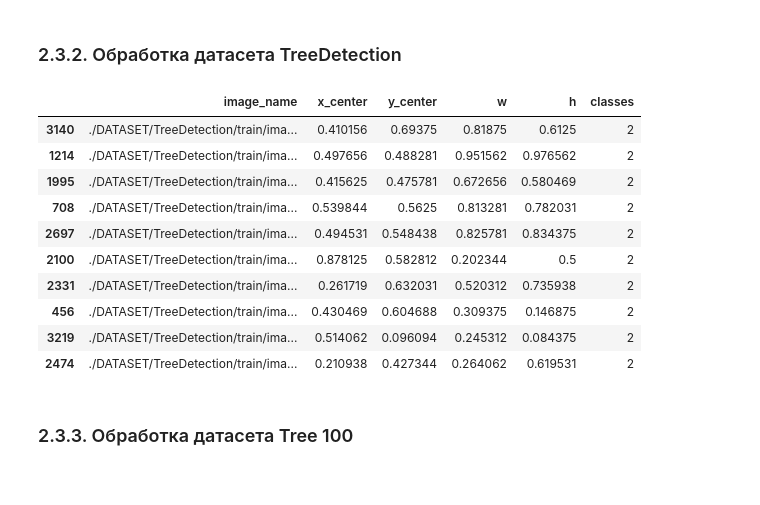
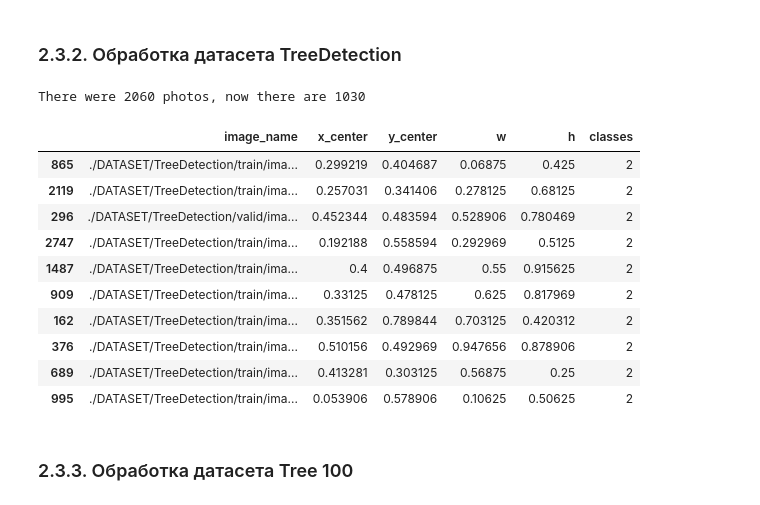
Before and after one commit to DIMFLIX-OFFICIAL/TerraWing, a Jupyter notebook: TrainNeuralNetwork.ipynb, the cells around one changed output. Drawn from its saved outputs; the diff is of its cells as text; code cells hidden in the pictures.

```diff
--- a/TrainNeuralNetwork.ipynb
+++ b/TrainNeuralNetwork.ipynb
@@ -122,5 +175,8 @@ df['image_name'] = f'{PATH_CAR}/training_images/' + df['image_name']
 # Очистим память
 del img_h, img_w
 
+# Уменьшаем размер DataFrame
+df = datasetMinimization(df, 2)
+
 df.sample(10) # Посмотрим на данные
 # %% [output]
@@ -317,8 +384,8 @@ for path_image in tqdm(list_image):
     xmin = 2**10
     ymax = 0
     ymin = 2**10
-    h = json_file['imageHeight']
-    w = json_file['imageWidth']
+    height = json_file['imageHeight']
+    width = json_file['imageWidth']
     for item in json_file['shapes']:
         if item['label'] in ['tower_wooden', 'cable']:
             for data in item['points']:
@@ -327,12 +394,16 @@ for path_image in tqdm(list_image):
                 ymax = y if x > ymax else ymax
                 xmin = x if y < xmin else xmin
                 ymin = y if y < ymin else ymin
+            x_center = (xmin + xmax) / 2 / width
+            y_center = (ymin + ymax) / 2 / height
+            w = (xmax - xmin) / width
+            h = (ymax - ymin) / height
             labels[number_item] = {
                 'image_name': path_image,
-                'x_center': (xmin + xmax) / 2 / w,
-                'y_center': (ymin + xmax) / 2 / h,
-                'w': (xmax - xmin) / w,
-                'h': (ymax - ymin) / h,
+                'x_center': 0.0 if x_center < 0.0 else 1.0 if x_center > 1.0 else x_center,
+                'y_center': 0.0 if y_center < 0.0 else 1.0 if y_center > 1.0 else x_center,
+                'w': 0.0 if w < 0.0 else 1.0 if w > 1.0 else w,
+                'h': 0.0 if h < 0.0 else 1.0 if h > 1.0 else h,
                 'classes': 1 if item['label'] == 'tower_wooden' else 5
             }
             number_item += 1
@@ -342,5 +413,8 @@ dataTransmission = pd.DataFrame(labels).T # Переносим все в DataFra
 # Очищаем память
 del list_image, labels, number_item, xmin, xmax, ymin, ymax, h, w, json_file
 
+# Уменьшаем размер DataFrame
+dataTransmission = datasetMinimization(dataTransmission, 2)
+
 dataTransmission.sample(10) # Посмотрим на данные
 # %% [output]
@@ -383,26 +459,31 @@ dataTree.sample(10) # Посмотрим на данные
 # %%
 dataTreeDetection = pd.DataFrame(columns=df.columns)
 
 # Проходимся по всем выборкам
 for sample in ['train', 'valid', 'test']:
     labels_name = os.listdir(f'{PATH_TREE_DETECTION}{sample}/labels') # Список файлов с разметкой
     labels = pd.DataFrame(converterYoloToDataFrame(labels_name, f'{PATH_TREE_DETECTION}{sample}/labels/', 2)) # Получаем датасет с разметкой
     dataTreeDetection = pd.concat([dataTreeDetection, labels.T]) # Соединяем выборки в единый датасет
 
 del labels_name, labels # Очищаем память
+
+# Уменьшаем размер DataFrame
+dataTreeDetection = datasetMinimization(dataTreeDetection, 2)
+
 dataTreeDetection.sample(10) # Посмотрим на данные
 # %% [output]
+There were 2060 photos, now there are 1030
 |  | image_name | x_center | y_center | w | h | classes |
-| 3140 | ./DATASET/TreeDetection/train/ima... | 0.410156 | 0.69375 | 0.81875 | 0.6125 | 2 |
-| 1214 | ./DATASET/TreeDetection/train/ima... | 0.497656 | 0.488281 | 0.951562 | 0.976562 | 2 |
-| 1995 | ./DATASET/TreeDetection/train/ima... | 0.415625 | 0.475781 | 0.672656 | 0.580469 | 2 |
-| 708 | ./DATASET/TreeDetection/train/ima... | 0.539844 | 0.5625 | 0.813281 | 0.782031 | 2 |
-| 2697 | ./DATASET/TreeDetection/train/ima... | 0.494531 | 0.548438 | 0.825781 | 0.834375 | 2 |
-| 2100 | ./DATASET/TreeDetection/train/ima... | 0.878125 | 0.582812 | 0.202344 | 0.5 | 2 |
-| 2331 | ./DATASET/TreeDetection/train/ima... | 0.261719 | 0.632031 | 0.520312 | 0.735938 | 2 |
-| 456 | ./DATASET/TreeDetection/train/ima... | 0.430469 | 0.604688 | 0.309375 | 0.146875 | 2 |
-| 3219 | ./DATASET/TreeDetection/train/ima... | 0.514062 | 0.096094 | 0.245312 | 0.084375 | 2 |
-| 2474 | ./DATASET/TreeDetection/train/ima... | 0.210938 | 0.427344 | 0.264062 | 0.619531 | 2 |
+| 865 | ./DATASET/TreeDetection/train/ima... | 0.299219 | 0.404687 | 0.06875 | 0.425 | 2 |
+| 2119 | ./DATASET/TreeDetection/train/ima... | 0.257031 | 0.341406 | 0.278125 | 0.68125 | 2 |
+| 296 | ./DATASET/TreeDetection/valid/ima... | 0.452344 | 0.483594 | 0.528906 | 0.780469 | 2 |
+| 2747 | ./DATASET/TreeDetection/train/ima... | 0.192188 | 0.558594 | 0.292969 | 0.5125 | 2 |
+| 1487 | ./DATASET/TreeDetection/train/ima... | 0.4 | 0.496875 | 0.55 | 0.915625 | 2 |
+| 909 | ./DATASET/TreeDetection/train/ima... | 0.33125 | 0.478125 | 0.625 | 0.817969 | 2 |
+| 162 | ./DATASET/TreeDetection/train/ima... | 0.351562 | 0.789844 | 0.703125 | 0.420312 | 2 |
+| 376 | ./DATASET/TreeDetection/train/ima... | 0.510156 | 0.492969 | 0.947656 | 0.878906 | 2 |
+| 689 | ./DATASET/TreeDetection/train/ima... | 0.413281 | 0.303125 | 0.56875 | 0.25 | 2 |
+| 995 | ./DATASET/TreeDetection/train/ima... | 0.053906 | 0.578906 | 0.10625 | 0.50625 | 2 |
 # %% [markdown]
 ### 2.3.3. Обработка датасета Tree 100
 # %%
```
Also changed, not shown: parts of 32 cells of this notebook.
